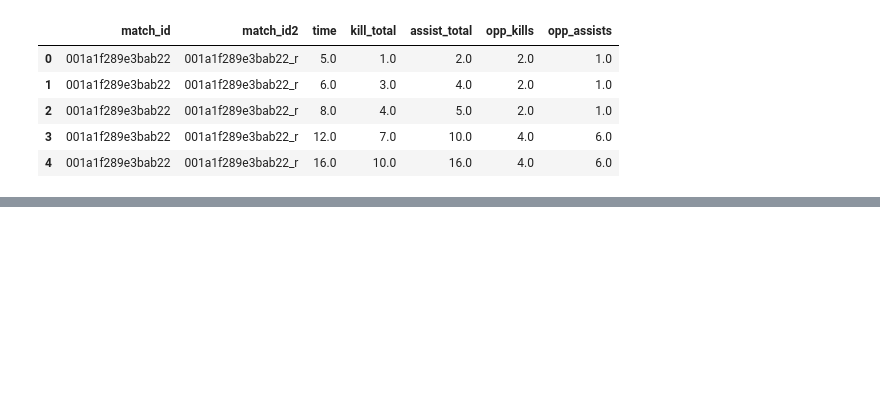
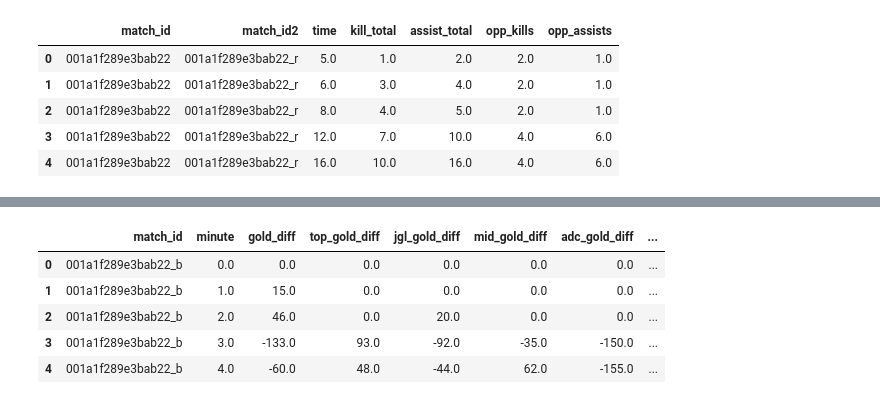
Before and after one commit to MPhillips55/Capstone_Project_2_League_of_Legends, a Jupyter notebook: Machine_Learning/Feature Generation .ipynb, the cells around one changed output, grey strips where cells are left out. Saved outputs shown, nothing was run; the diff lists cells and outputs as text; code cells hidden in the pictures; blank space fills up the shorter version.

```diff
--- a/Machine_Learning/Feature Generation .ipynb
+++ b/Machine_Learning/Feature Generation .ipynb
@@ -426,7 +446,0 @@ dfr.head()
-# %%
-dfb = pd.merge(dfdbp, dfdrp, left_on=['match_id','time'],right_on=['match_id','time'], how='outer')
-dfb.drop(['match_id2_y'],inplace=True, axis=1)
-dfb.rename(columns={'match_id2_x':'match_id2','time_x':'time','kill_total_r':'opp_kills',
-                    'assist_total_r':'opp_assists','kill_total_b':'kill_total',
-                    'assist_total_b':'assist_total'},inplace=True)
-dfb.head()
@@ -446,4 +454,0 @@ print(len(dfr))
-# %%
-cols=['opp_kills','opp_assists']
-dfb[cols] = dfb[cols].ffill()
-dfb.head()
@@ -466,0 +520,11 @@ dfr.head()
+# %%
+tbdf1 = pd.merge(bdf, dfb, left_on=['match_id','minute'],right_on=['match_id','minute'], how='outer')
+#tdf3.fillna(0)
+tbdf1.head()
+# %% [output]
+|  | match_id | minute | gold_diff | top_gold_diff | jgl_gold_diff | mid_gold_diff | adc_gold_diff | ... |
+| 0 | 001a1f289e3bab22_b | 0.0 | 0.0 | 0.0 | 0.0 | 0.0 | 0.0 | ... |
+| 1 | 001a1f289e3bab22_b | 1.0 | 15.0 | 0.0 | 0.0 | 0.0 | 0.0 | ... |
+| 2 | 001a1f289e3bab22_b | 2.0 | 46.0 | 0.0 | 20.0 | 0.0 | 0.0 | ... |
+| 3 | 001a1f289e3bab22_b | 3.0 | -133.0 | 93.0 | -92.0 | -35.0 | -150.0 | ... |
+| 4 | 001a1f289e3bab22_b | 4.0 | -60.0 | 48.0 | -44.0 | 62.0 | -155.0 | ... |
```
Also changed, not shown: parts of 20 cells of this notebook.
